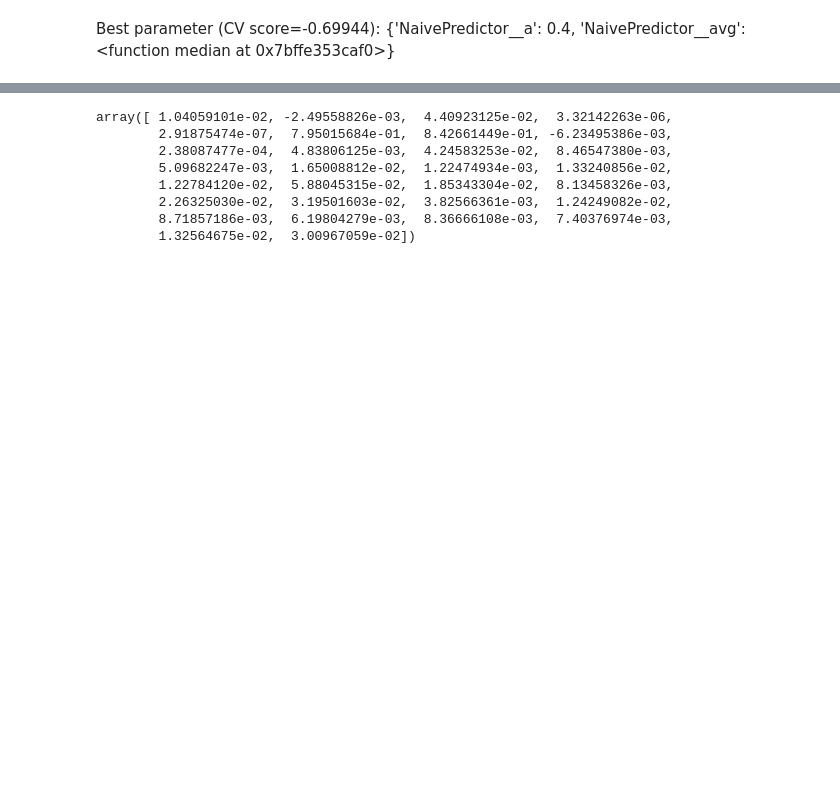
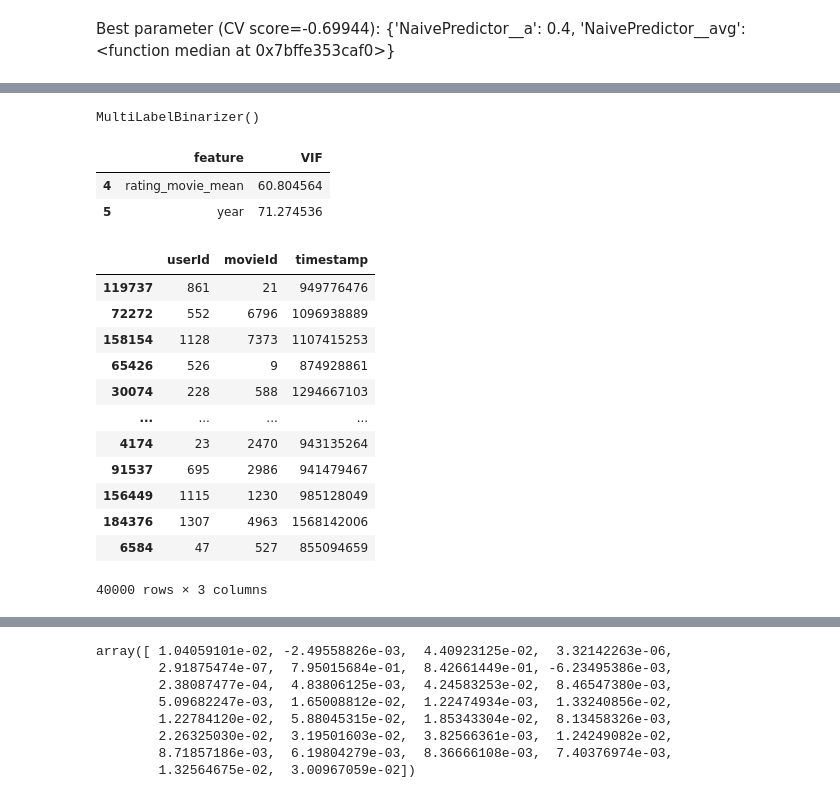
Before and after one commit to aleks-haksly/Simulative, a Jupyter notebook: ML/recomendation.ipynb, the cells around one changed output, grey strips where cells are left out. Drawn from its saved outputs; the diff is of its cells as text; code cells hidden in the pictures; blank space fills up the shorter version.

```diff
--- a/ML/recomendation.ipynb
+++ b/ML/recomendation.ipynb
@@ -163,3 +167,8 @@ NameError: name 'search_naive' is not defined
+# %%
+mlb_genres = MultiLabelBinarizer()
+mlb_genres.fit(movies_df.genres.apply(lambda x: x.split('|')))
+# %% [output]
+MultiLabelBinarizer()
 # %%
 class CustomTransformer(BaseEstimator, TransformerMixin):
     def __init__(
@@ -262,0 +268,9 @@ final_pipe = Pipeline(
+# %%
+vif_df = pd.DataFrame()
+vif_df['feature'] = df.columns
+vif_df['VIF'] = [vif(df.values, i) for i in range(len(df.columns))]
+vif_df.query("VIF >= 10")
+# %% [output]
+|  | feature | VIF |
+| 4 | rating_movie_mean | 60.804564 |
+| 5 | year | 71.274536 |
@@ -263,3 +285,19 @@ final_pipe = Pipeline(
+# %%
+X_test
+# %% [output]
+|  | userId | movieId | timestamp |
+| 119737 | 861 | 21 | 949776476 |
+| 72272 | 552 | 6796 | 1096938889 |
+| 158154 | 1128 | 7373 | 1107415253 |
+| 65426 | 526 | 9 | 874928861 |
+| 30074 | 228 | 588 | 1294667103 |
+| ... | ... | ... | ... |
+| 4174 | 23 | 2470 | 943135264 |
+| 91537 | 695 | 2986 | 941479467 |
+| 156449 | 1115 | 1230 | 985128049 |
+| 184376 | 1307 | 4963 | 1568142006 |
+| 6584 | 47 | 527 | 855094659 |
+40000 rows × 3 columns
 # %%
 lasso_pipe = Pipeline(
     [
```
Also changed, not shown: parts of 13 cells of this notebook.
